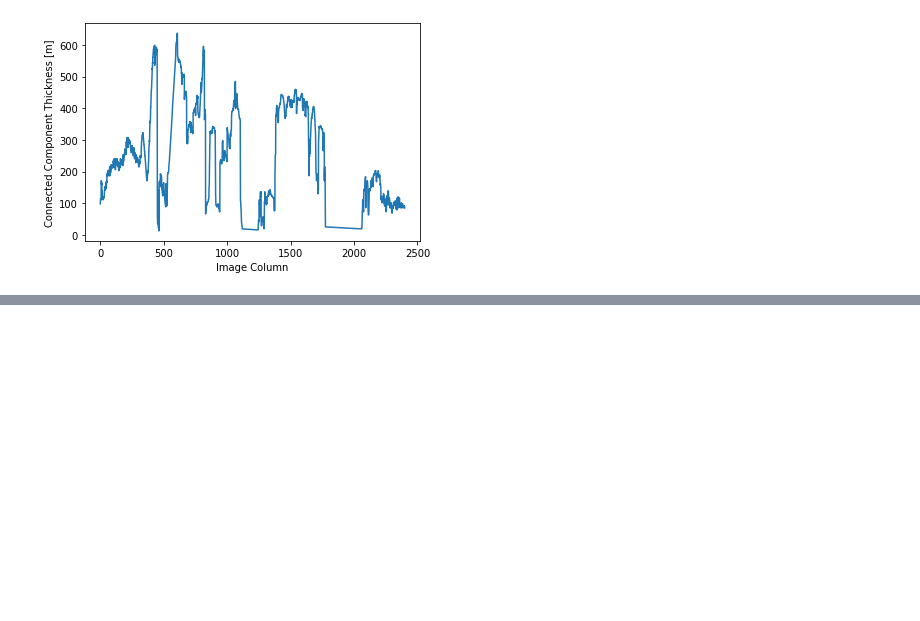
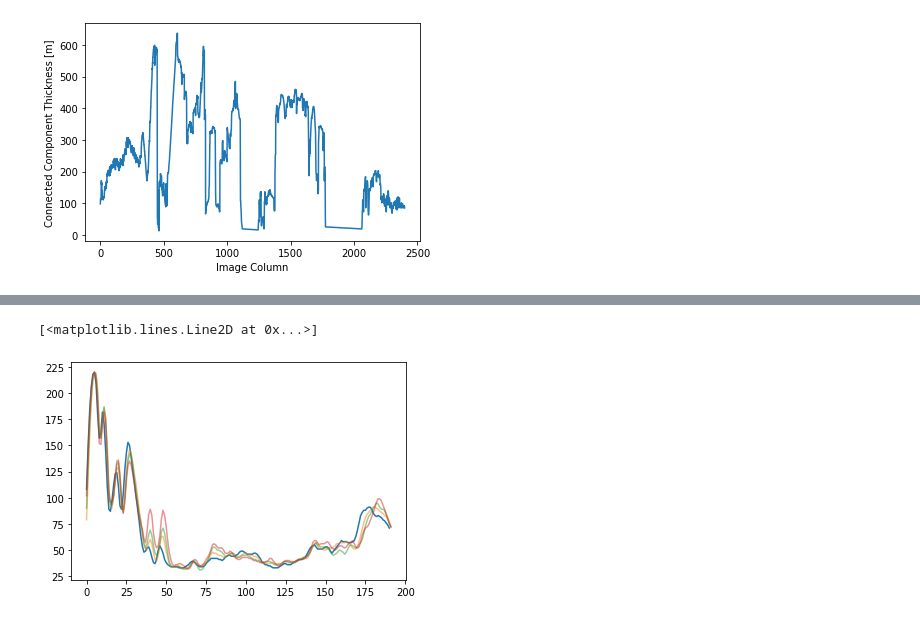
Before and after one commit to GiuliaLovati/Tesy, a Jupyter notebook: ConnectedComponents.ipynb, the cells around one changed output, grey strips where cells are left out. Cells and saved outputs as stored; diff of their text form; code cells hidden in the pictures; blank space fills up the shorter version.

```diff
--- a/ConnectedComponents.ipynb
+++ b/ConnectedComponents.ipynb
@@ -308,0 +325,12 @@ Text(0, 0.5, 'Connected Component Thickness [m]')
+# %%
+a = imgInTiny[upperlimitx[602]:lowerlimitx[602],upperlimity[602]]
+plot(a)
+b = imgInTiny[upperlimitx[603]:lowerlimitx[603],upperlimity[603]]
+plot(b,alpha=0.5)
+c = imgInTiny[upperlimitx[604]:lowerlimitx[604],upperlimity[604]]
+plot(c,alpha=0.5)
+d = imgInTiny[upperlimitx[605]:lowerlimitx[605],upperlimity[605]]
+plot(d,alpha=0.5)
+# %% [output]
+[<matplotlib.lines.Line2D at 0x...>]
+[figure, added]
```
Also changed, not shown: parts of 23 cells of this notebook.
